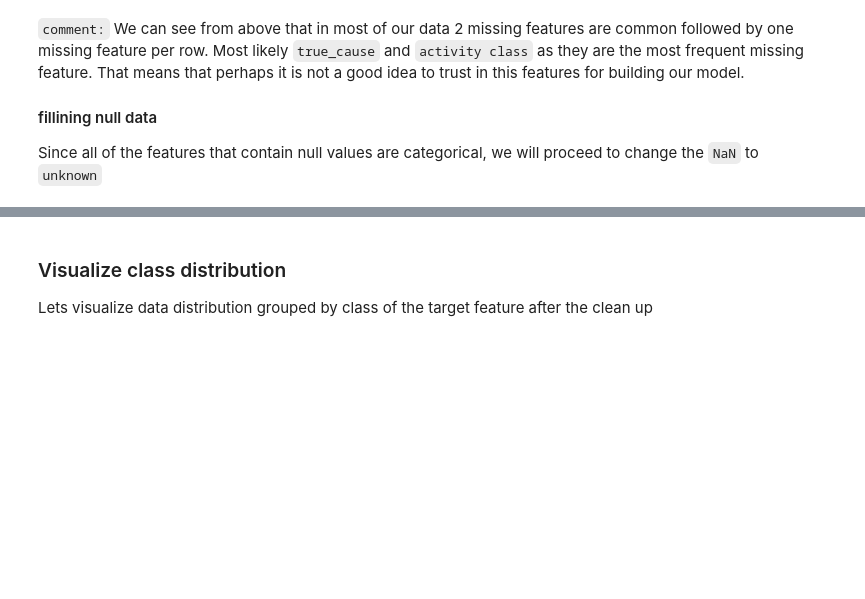
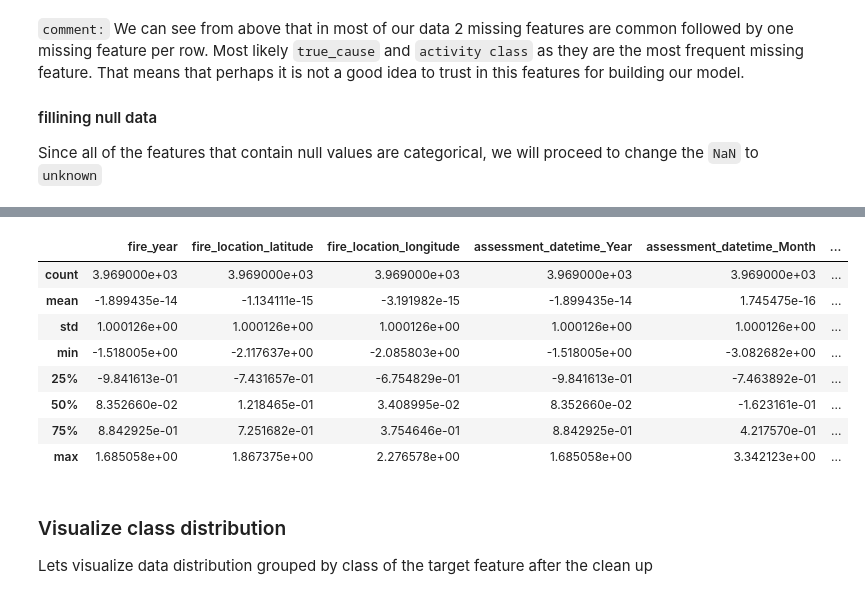
Before and after one commit to CheloGE/CARINO-wildfire_size_prediction, a Jupyter notebook: Wildfire_size_prediction.ipynb, the cells around one changed output, grey strips where cells are left out. Cells and saved outputs as stored; diff of their text form; code cells hidden in the pictures; blank space fills up the shorter version.

```diff
--- a/Wildfire_size_prediction.ipynb
+++ b/Wildfire_size_prediction.ipynb
@@ -297,3 +373,15 @@ train.describe()
+# %%
+test_feng.describe()
+# %% [output]
+|  | fire_year | fire_location_latitude | fire_location_longitude | assessment_datetime_Year | assessment_datetime_Month | ... |
+| count | 3.969000e+03 | 3.969000e+03 | 3.969000e+03 | 3.969000e+03 | 3.969000e+03 | ... |
+| mean | -1.899435e-14 | -1.134111e-15 | -3.191982e-15 | -1.899435e-14 | 1.745475e-16 | ... |
+| std | 1.000126e+00 | 1.000126e+00 | 1.000126e+00 | 1.000126e+00 | 1.000126e+00 | ... |
+| min | -1.518005e+00 | -2.117637e+00 | -2.085803e+00 | -1.518005e+00 | -3.082682e+00 | ... |
+| 25% | -9.841613e-01 | -7.431657e-01 | -6.754829e-01 | -9.841613e-01 | -7.463892e-01 | ... |
+| 50% | 8.352660e-02 | 1.218465e-01 | 3.408995e-02 | 8.352660e-02 | -1.623161e-01 | ... |
+| 75% | 8.842925e-01 | 7.251682e-01 | 3.754646e-01 | 8.842925e-01 | 4.217570e-01 | ... |
+| max | 1.685058e+00 | 1.867375e+00 | 2.276578e+00 | 1.685058e+00 | 3.342123e+00 | ... |
 # %% [markdown]
 
 ### Visualize class distribution
```
Also changed, not shown: parts of 21 cells of this notebook.
